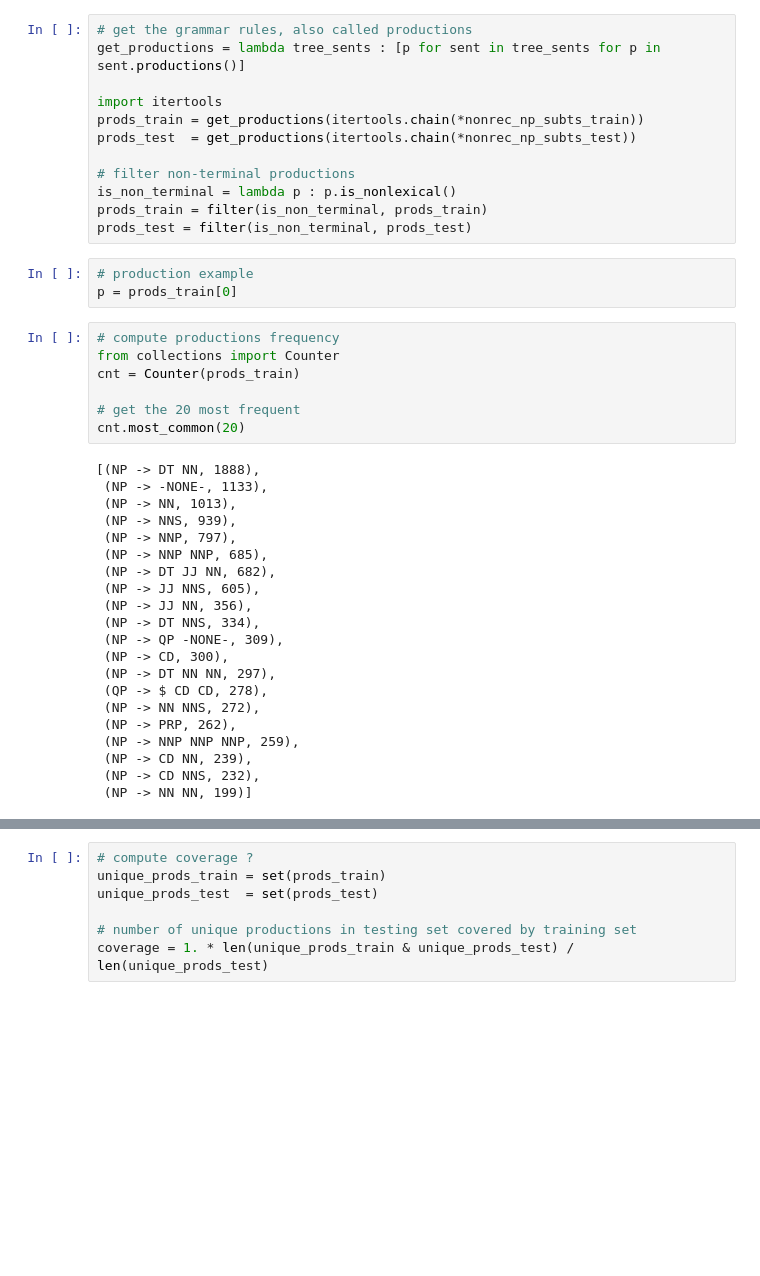
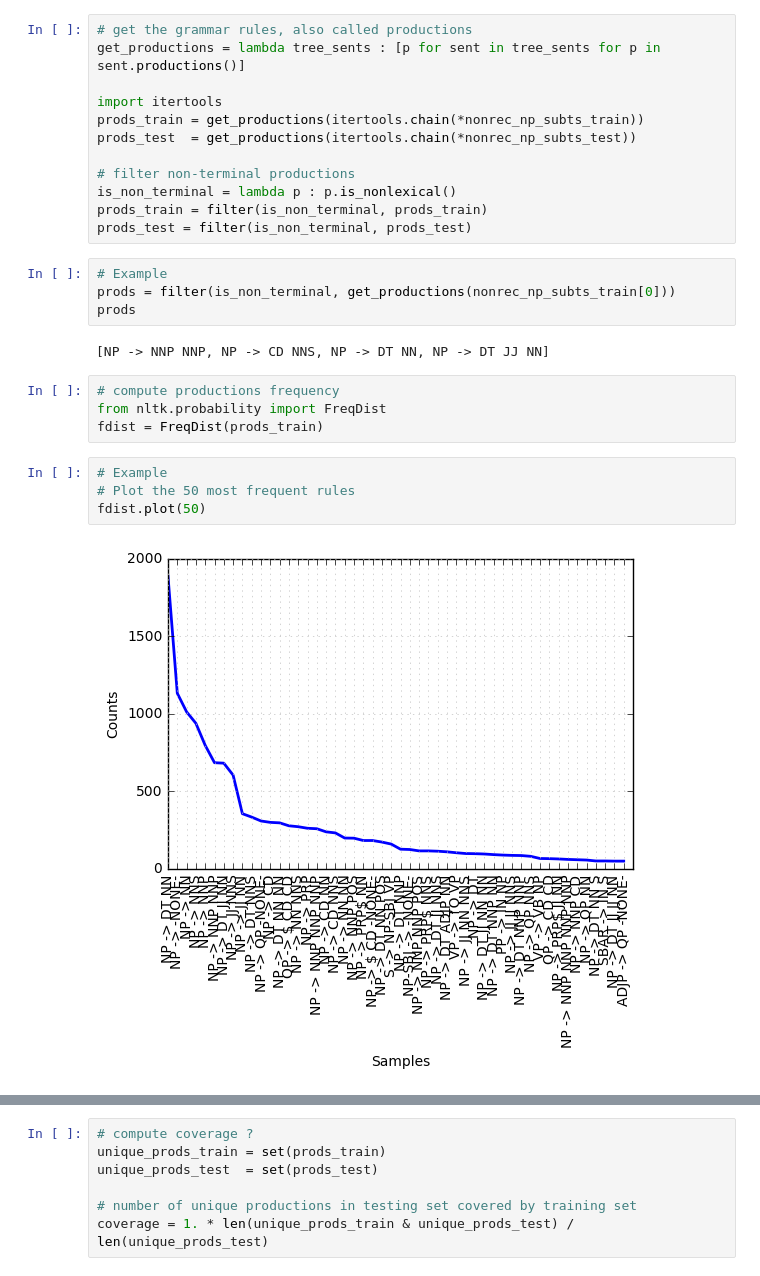
Before and after one commit to emasa/INLP, a Jupyter notebook: lab3/src/Probabilistic Model.ipynb, the cells around one changed output, grey strips where cells are left out. Cells and saved outputs as stored; diff of their text form; blank space fills up the shorter version.

```diff
--- a/lab3/src/Probabilistic Model.ipynb
+++ b/lab3/src/Probabilistic Model.ipynb
@@ -44,34 +93,19 @@ prods_test  = get_productions(itertools.chain(*nonrec_np_subts_test))
 is_non_terminal = lambda p : p.is_nonlexical()
 prods_train = filter(is_non_terminal, prods_train)
 prods_test = filter(is_non_terminal, prods_test)
-# %%
-# production example
-p = prods_train[0]
+# %%
+# Example
+prods = filter(is_non_terminal, get_productions(nonrec_np_subts_train[0]))
+prods
+# %% [output]
+[NP -> NNP NNP, NP -> CD NNS, NP -> DT NN, NP -> DT JJ NN]
 # %%
 # compute productions frequency
-from collections import Counter
-cnt = Counter(prods_train)
-
-# get the 20 most frequent
-cnt.most_common(20)
+from nltk.probability import FreqDist
+fdist = FreqDist(prods_train)
-# %% [output]
-[(NP -> DT NN, 1888),
- (NP -> -NONE-, 1133),
- (NP -> NN, 1013),
- (NP -> NNS, 939),
- (NP -> NNP, 797),
- (NP -> NNP NNP, 685),
- (NP -> DT JJ NN, 682),
- (NP -> JJ NNS, 605),
- (NP -> JJ NN, 356),
- (NP -> DT NNS, 334),
- (NP -> QP -NONE-, 309),
- (NP -> CD, 300),
- (NP -> DT NN NN, 297),
- (QP -> $ CD CD, 278),
- (NP -> NN NNS, 272),
- (NP -> PRP, 262),
- (NP -> NNP NNP NNP, 259),
- (NP -> CD NN, 239),
- (NP -> CD NNS, 232),
- (NP -> NN NN, 199)]
+# %%
+# Example
+# Plot the 50 most frequent rules
+fdist.plot(50)
+# %% [output]
+[figure, added]
```
Also changed, not shown: parts of 7 cells of this notebook.
